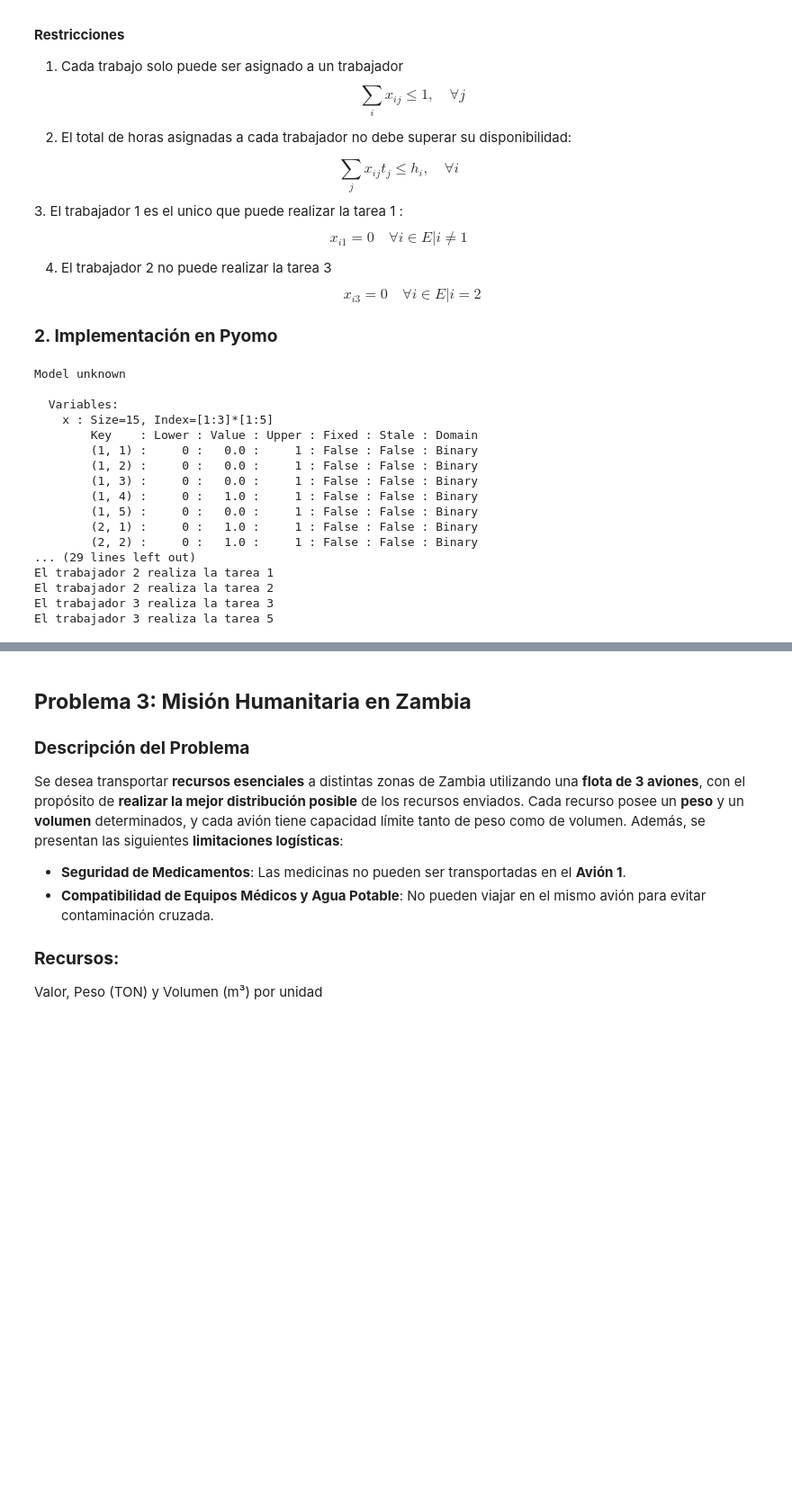
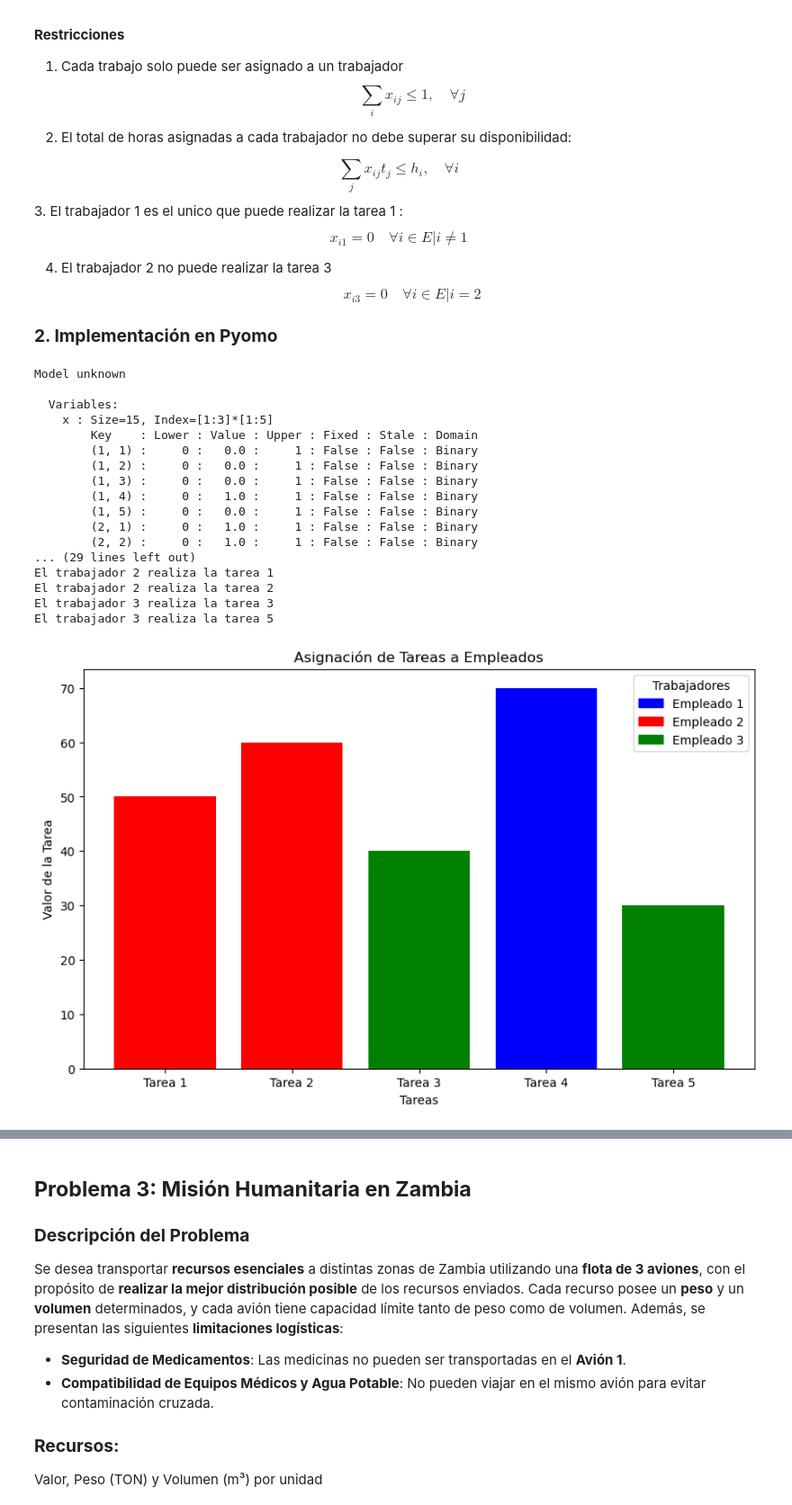
Before and after one commit to scasasbuenas/MOS-Laboratorios, a Jupyter notebook: Laboratorio 1/laboratorio1.ipynb, the cells around one changed output, grey strips where cells are left out. Shown at 90% size. Saved outputs shown, nothing was run; the diff lists cells and outputs as text; code cells hidden in the pictures; blank space fills up the shorter version.

Commit message:
graficas problema 2

```diff
--- a/Laboratorio 1/laboratorio1.ipynb
+++ b/Laboratorio 1/laboratorio1.ipynb
@@ -514,7 +514,6 @@ model.obj= Objective(
     sense=maximize
 )
 
-
 #Restricciones
 #Restriccion 1: Cada tarea debe ser asignada a un único trabajador
 def restriccion_asignacion(model, i):
@@ -529,33 +528,67 @@ def restriccion_horas(model, j):
 model.restriccion_horas = Constraint(E, rule=restriccion_horas)
 
 
 
 SolverFactory('glpk').solve(model)
 display(model)
 
 print("Ganancia total obtenida:", model.obj())
 for i in E:
     for j in T:
         if model.x[i, j]() == 1:
             print(f"El trabajador {i} realiza la tarea {j}")
+
+
+
+#Grafica de barras
+import matplotlib.pyplot as plt
+import matplotlib.patches as mpatches
+
+colores_trabajadores = {1: 'blue', 2: 'red', 3: 'green'}
+
+tareas_asignadas = []
+valores_tareas = []
+colores = []
+
+for trabajador in E:
+    for tarea in T:
+        if model.x[trabajador, tarea]() == 1:
+            tareas_asignadas.append(tarea)
+            colores.append(colores_trabajadores[trabajador])
+
+
+fig, ax = plt.subplots(figsize=(10, 6))
+ax.bar(tareas_asignadas, [ganacias[t] for t in tareas_asignadas], color=colores)
+
+ax.set_xlabel("Tareas")
+ax.set_ylabel("Valor de la Tarea")
+ax.set_title("Asignación de Tareas a Empleados")
+ax.set_xticks(tareas_asignadas)
+ax.set_xticklabels([f"Tarea {t}" for t in tareas_asignadas])
+
+
+leyenda = [mpatches.Patch(color=color, label=f"Empleado {empleado}") for empleado, color in colores_trabajadores.items()]
+ax.legend(handles=leyenda, title="Trabajadores")
+plt.show()
 # %% [output]
 Model unknown
 
   Variables:
     x : Size=15, Index=[1:3]*[1:5]
         Key    : Lower : Value : Upper : Fixed : Stale : Domain
         (1, 1) :     0 :   0.0 :     1 : False : False : Binary
         (1, 2) :     0 :   0.0 :     1 : False : False : Binary
         (1, 3) :     0 :   0.0 :     1 : False : False : Binary
         (1, 4) :     0 :   1.0 :     1 : False : False : Binary
         (1, 5) :     0 :   0.0 :     1 : False : False : Binary
         (2, 1) :     0 :   1.0 :     1 : False : False : Binary
         (2, 2) :     0 :   1.0 :     1 : False : False : Binary
 ... (29 lines left out)
 El trabajador 2 realiza la tarea 1
 El trabajador 2 realiza la tarea 2
 El trabajador 3 realiza la tarea 3
 El trabajador 3 realiza la tarea 5
+[figure, added]
 # %%
 ## TODO: Implementación de Problema 2 Parte 2 en pyomo
 from pyomo.environ import *
```
Also changed, not shown: parts of 1 cell of this notebook.
